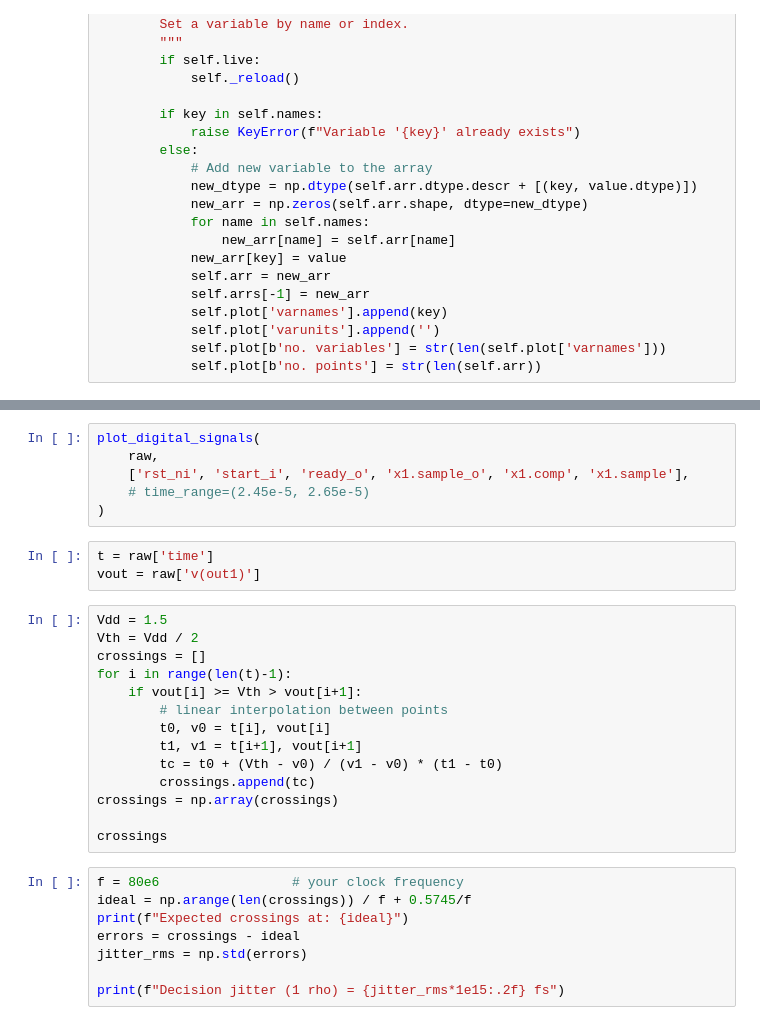
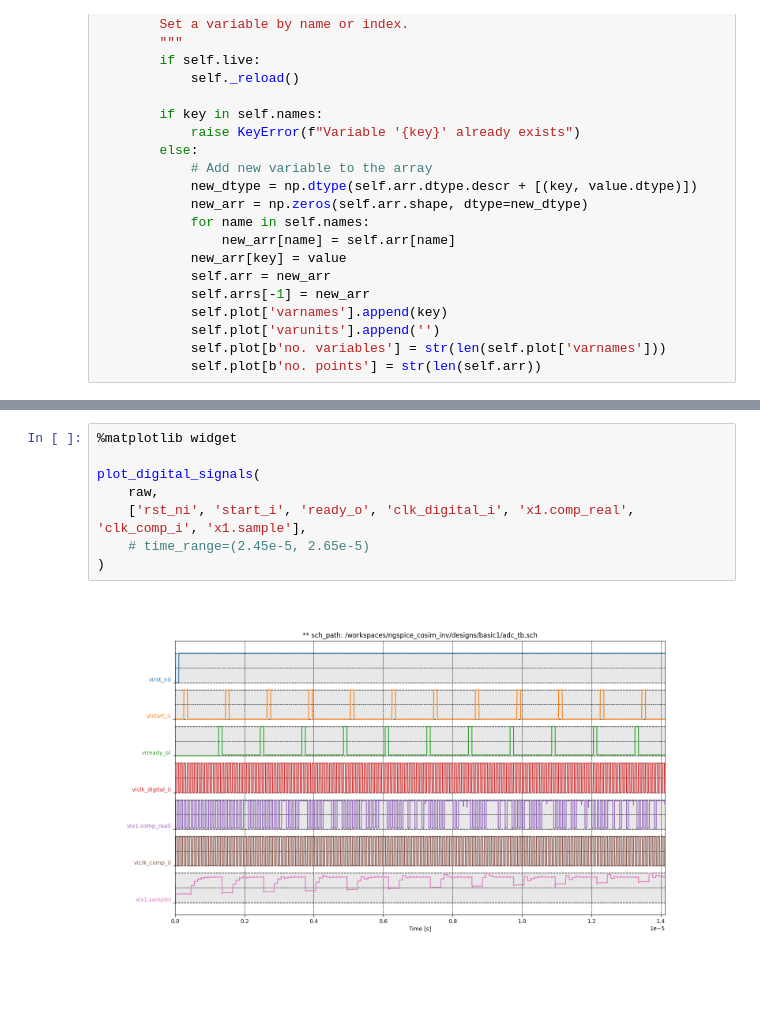
Before and after one commit to CedricHirschi/ngspice_cosim_inv, a Jupyter notebook: visualization/visualization.ipynb, the cells around one changed output, grey strips where cells are left out. Drawn from its saved outputs; the diff is of its cells as text; blank space fills up the shorter version.

```diff
--- a/visualization/visualization.ipynb
+++ b/visualization/visualization.ipynb
@@ -192,31 +292,10 @@ def plot_digital_signals(raw: NGSpiceRaw, signals: list[str], time_range: Option
 # %%
+%matplotlib widget
+
 plot_digital_signals(
     raw,
-    ['rst_ni', 'start_i', 'ready_o', 'x1.sample_o', 'x1.comp', 'x1.sample'],
+    ['rst_ni', 'start_i', 'ready_o', 'clk_digital_i', 'x1.comp_real', 'clk_comp_i', 'x1.sample'],
     # time_range=(2.45e-5, 2.65e-5)
 )
+# %% [output]
+[figure, added]
-# %%
-t = raw['time']
-vout = raw['v(out1)']
-# %%
-Vdd = 1.5
-Vth = Vdd / 2
-crossings = []
-for i in range(len(t)-1):
-    if vout[i] >= Vth > vout[i+1]:
-        # linear interpolation between points
-        t0, v0 = t[i], vout[i]
-        t1, v1 = t[i+1], vout[i+1]
-        tc = t0 + (Vth - v0) / (v1 - v0) * (t1 - t0)
-        crossings.append(tc)
-crossings = np.array(crossings)
-
-crossings
-# %%
-f = 80e6                 # your clock frequency
-ideal = np.arange(len(crossings)) / f + 0.5745/f
-print(f"Expected crossings at: {ideal}")
-errors = crossings - ideal
-jitter_rms = np.std(errors)
-
-print(f"Decision jitter (1 rho) = {jitter_rms*1e15:.2f} fs")
```
Also changed, not shown: parts of 9 cells of this notebook, 1 other file.
